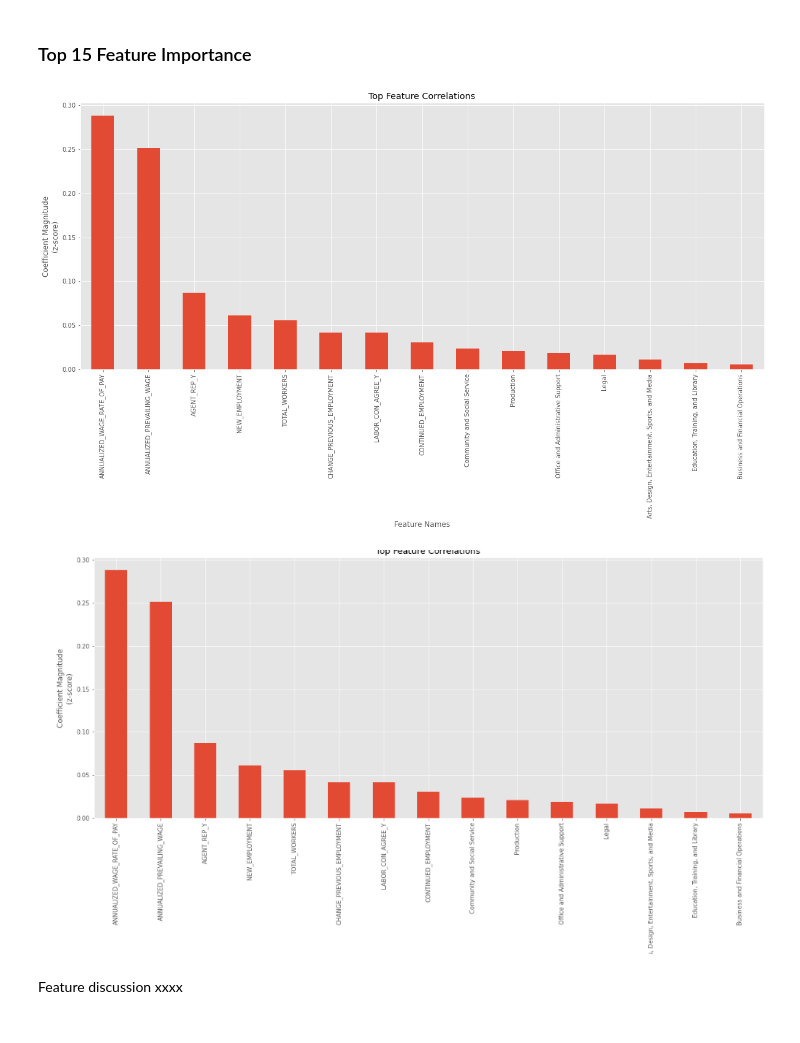
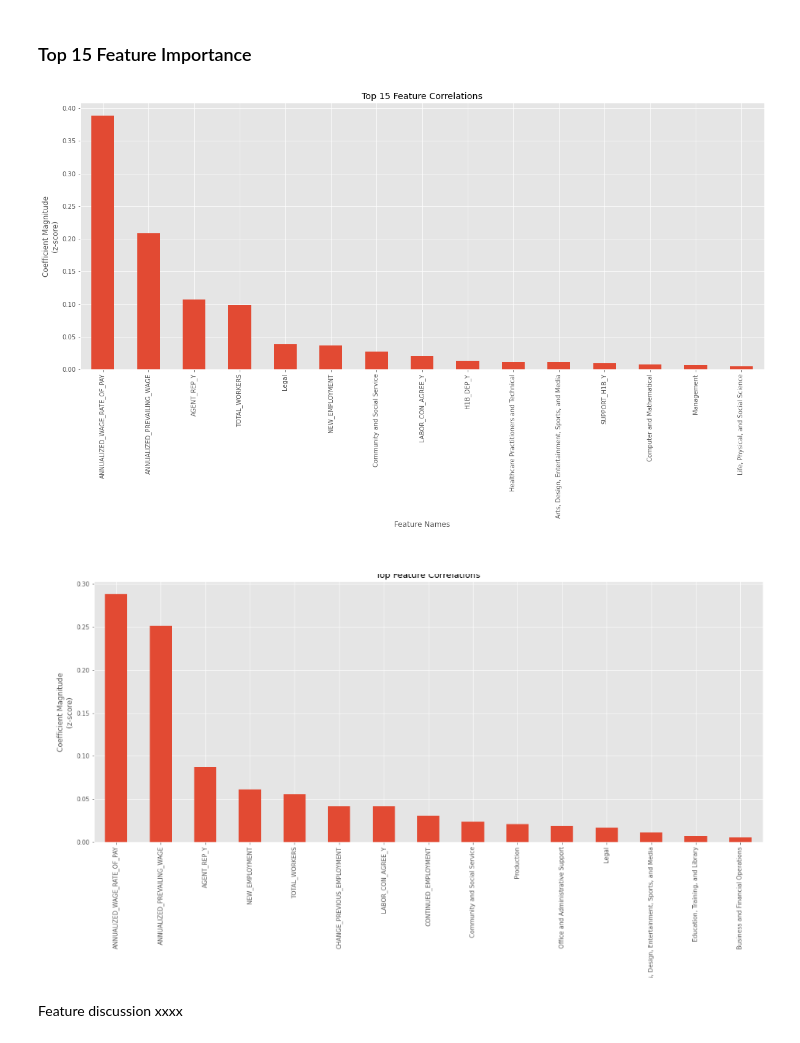
Before and after one commit to trishattah/DS_7331_Projects, a Jupyter notebook: Major_Lab_2/Lab2_Group4_LE.ipynb, the cells around one changed output. Cells and saved outputs as stored; diff of their text form; code cells hidden in the pictures.

```diff
--- a/Major_Lab_2/Lab2_Group4_LE.ipynb
+++ b/Major_Lab_2/Lab2_Group4_LE.ipynb
@@ -560,9 +560,9 @@ Screen shots inserted as back-up to show results
 #Create a Linear Regression object and perform a grid search to find the best parameters
 from sklearn.ensemble import RandomForestRegressor
 
-#linreg = RandomForestRegressor()
-parameters = {'max_depth' :[20]
-              ,'n_estimators' : [60]
+linreg = RandomForestRegressor()
+parameters = {'max_depth' :[30]
+              ,'n_estimators' : [75]
               ,'min_samples_leaf': [10, 25, 50]
               ,'criterion': ['mae']
               ,'n_jobs':[8]
@@ -570,8 +570,8 @@ parameters = {'max_depth' :[20]
              }
 
 #Create a grid search object using the
-#from sklearn.model_selection import GridSearchCV
-#RFregGridSearch = GridSearchCV(estimator=linreg
+from sklearn.model_selection import GridSearchCV
+RFregGridSearch = GridSearchCV(estimator=linreg
                    , n_jobs=8
                    , verbose=1 # low verbosity
                    , param_grid=parameters
@@ -579,7 +579,7 @@ parameters = {'max_depth' :[20]
                    , scoring=mae_scorer)
 
 #Perform hyperparameter search to find the best combination of parameters for our data
-#RFregGridSearch.fit(X, y)
+RFregGridSearch.fit(X, y)
 # %% [output]
 Fitting 10 folds for each of 3 candidates, totalling 30 fits
 [Parallel(n_jobs=8)]: Using backend LokyBackend with 8 concurrent workers.
@@ -605,8 +605,8 @@ RandomForestRegressor(criterion='mae', max_depth=20, min_samples_leaf=10,
 # %%
 #RANDOM FOREST
 #Create a regression estimator with best parameters for cross validation
-#RFregEstimator = RFregGridSearch.best_estimator_
+RFregEstimator = RFregGridSearch.best_estimator_
 
 #Evaluate the regression estimator above using our pre-defined cross validation and scoring metrics.
-#EvaluateRegressionEstimator(RFregEstimator, X, y, cv)
+EvaluateRegressionEstimator(RFregEstimator, X, y, cv)
 # %% [output]
@@ -652,3 +652,7 @@ With the baseline mode, the difference between MAE and RSME is 0.3016 and 0.6236
 Because MAE focuses on accuracy and Random Forest modeling performed better, it was selected as the better model.
 
 http://www.eumetrain.org/data/4/451/english/msg/ver_cont_var/uos3/uos3_ko1.htm
+# %%
+#DO NOT RUN
+#Fit the model
+RFregEstimator.fit(X, y)
@@ -686,7 +718,7 @@ RandomForestRegressor(criterion='mae', max_depth=20, min_samples_leaf=10,
 ![image.png](attachment:image.png)
 # %%
 #Load the model's coefficient weights and feature names into a dataframe sorted by weights
-#weights = RFregEstimator.feature_importances_.ravel()
+weights = RFregEstimator.feature_importances_.ravel()
 feature_names = X.columns.values
-#linreg_ft_imp_df = pd.DataFrame({'feature_names':feature_names, 'weights':weights, 'absolute_weights': np.abs(weights)})
+linreg_ft_imp_df = pd.DataFrame({'feature_names':feature_names, 'weights':weights, 'absolute_weights': np.abs(weights)})
 linreg_ft_imp_df.sort_values(by='absolute_weights', inplace=True, ascending=False )
@@ -717,25 +772,25 @@ plt.show()
 # %%
 # Examine categorical variables of interest
 import matplotlib.pyplot as plt
 %matplotlib inline
 
 #Plot the model's feature importances
 # REFERENCE:  Eric Larson, https://github.com/eclarson/DataMiningNotebooks
 plt.style.use('ggplot')
 
-#wt_plt_df = linreg_ft_imp_df.head(15)
+wt_plt_df = linreg_ft_imp_df.head(15)
 
 weights = pd.Series(wt_plt_df['weights'].values,index=wt_plt_df['feature_names'])
 ax = weights.plot(kind='bar', figsize=(20,8))
 
-ax.set_title("Top Feature Correlations")
+ax.set_title("Top 15 Feature Correlations")
 ax.set_ylabel("Coefficient Magnitude\n(z-score)")
 ax.set_xlabel("Feature Names")
 plt.show()
 # %% [output]
-[figure, old version]
+[figure, new version]
 # %% [markdown]
-![image.png](attachment:image.png)
+# ![image.png](attachment:image.png)
 # %% [markdown]
 Feature discussion xxxx
 # %% [markdown]
```
Also changed, not shown: parts of 21 cells of this notebook.
